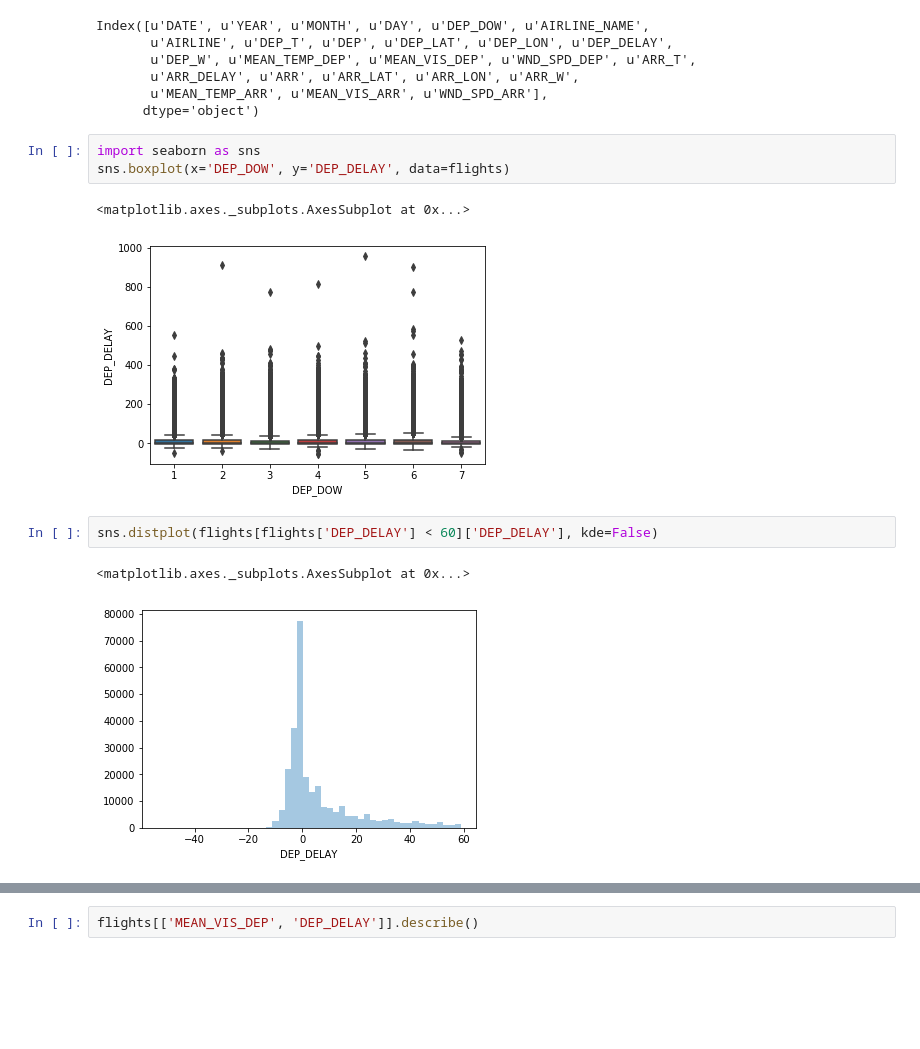
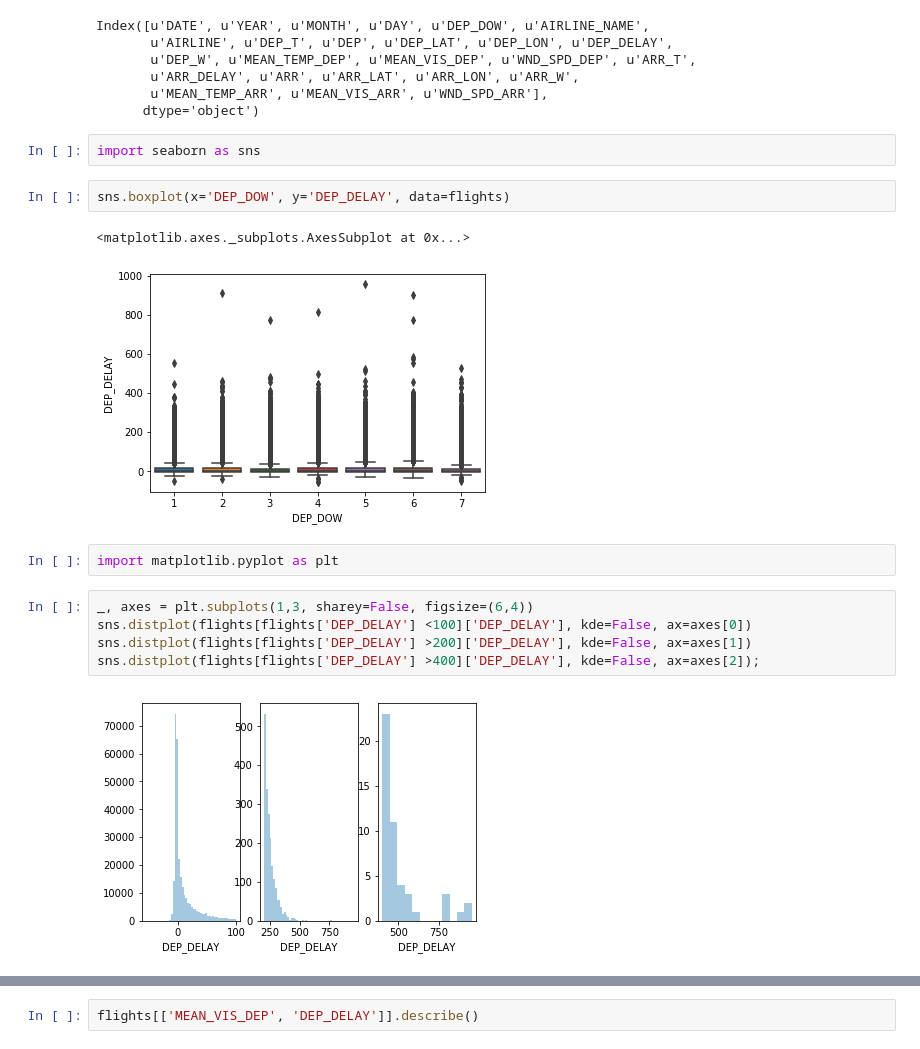
Before and after one commit to Project-Ellie/home-in-time, a Jupyter notebook: 00_Data_Exploration.ipynb, the cells around one changed output, grey strips where cells are left out. Cells and saved outputs as stored; diff of their text form; blank space fills up the shorter version.

```diff
--- a/00_Data_Exploration.ipynb
+++ b/00_Data_Exploration.ipynb
@@ -160,15 +160,20 @@ Index([u'DATE', u'YEAR', u'MONTH', u'DAY', u'DEP_DOW', u'AIRLINE_NAME',
        u'ARR_DELAY', u'ARR', u'ARR_LAT', u'ARR_LON', u'ARR_W',
        u'MEAN_TEMP_ARR', u'MEAN_VIS_ARR', u'WND_SPD_ARR'],
       dtype='object')
+# %%
+import seaborn as sns
 # %%
-import seaborn as sns
 sns.boxplot(x='DEP_DOW', y='DEP_DELAY', data=flights)
 # %% [output]
 <matplotlib.axes._subplots.AxesSubplot at 0x...>
 [figure]
-# %%
-sns.distplot(flights[flights['DEP_DELAY'] < 60]['DEP_DELAY'], kde=False)
-# %% [output]
-<matplotlib.axes._subplots.AxesSubplot at 0x...>
-[figure, removed]
+# %%
+import matplotlib.pyplot as plt
+# %%
+_, axes = plt.subplots(1,3, sharey=False, figsize=(6,4))
+sns.distplot(flights[flights['DEP_DELAY'] <100]['DEP_DELAY'], kde=False, ax=axes[0])
+sns.distplot(flights[flights['DEP_DELAY'] >200]['DEP_DELAY'], kde=False, ax=axes[1])
+sns.distplot(flights[flights['DEP_DELAY'] >400]['DEP_DELAY'], kde=False, ax=axes[2]);
+# %% [output]
+[figure, added]
 # %%
```
Also changed, not shown: parts of 7 cells of this notebook, 9 other files.
